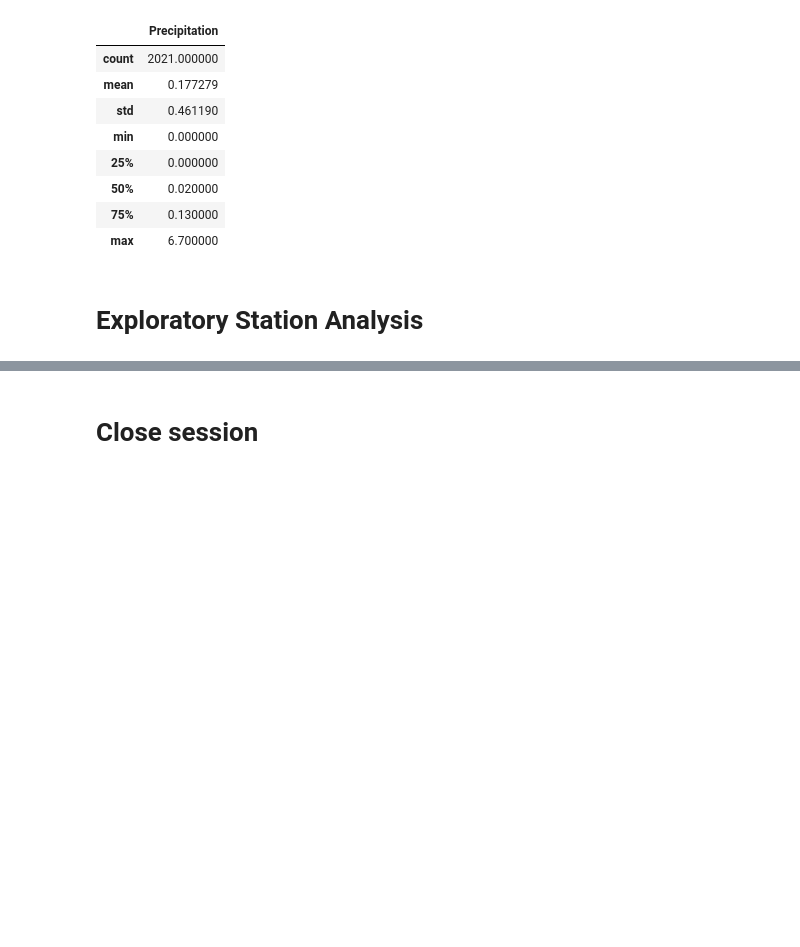
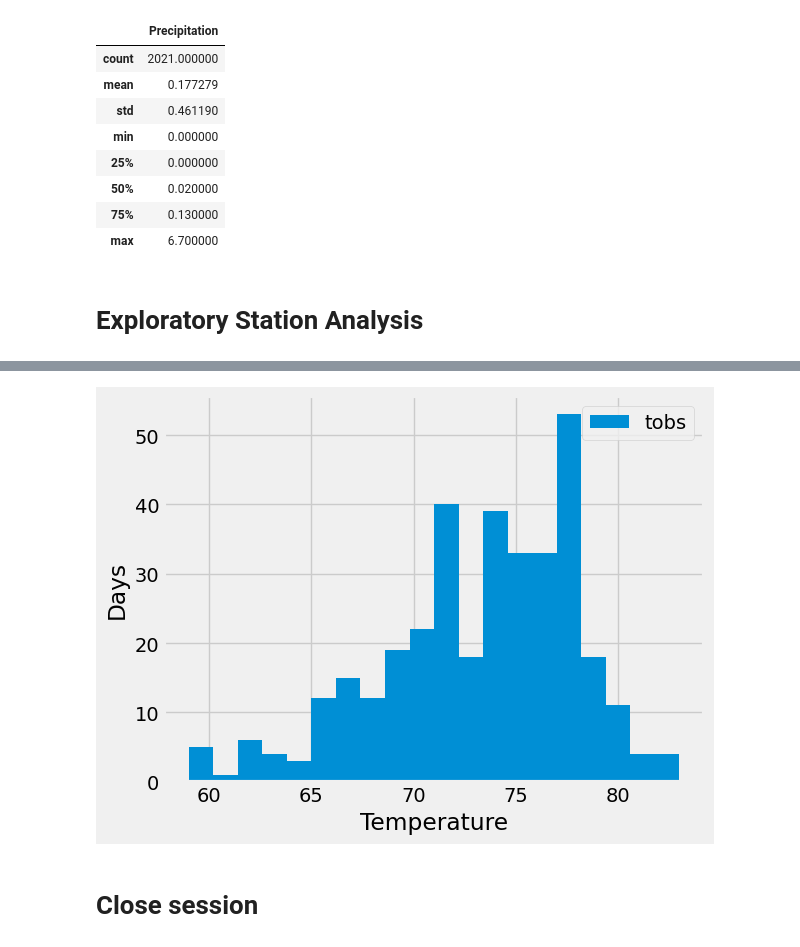
Before and after one commit to mychele-larson/sql-alchemy-challenge, a Jupyter notebook: Climate_Data/Climate_data_homework_part1.ipynb, the cells around one changed output, grey strips where cells are left out. Saved outputs shown, nothing was run; the diff lists cells and outputs as text; code cells hidden in the pictures; blank space fills up the shorter version.

```diff
--- a/Climate_Data/Climate_data_homework_part1.ipynb
+++ b/Climate_Data/Climate_data_homework_part1.ipynb
@@ -235,3 +270,7 @@ AttributeError: type object 'station' has no attribute 'query'
 # %%
 # Using the most active station id
 # Query the last 12 months of temperature observation data for this station and plot the results as a histogram
+select =[Measure.station, Measure.date, Measure.tobs]
+yr_temps = session.query(*select).filter(Measure.station == 'USC00519281').\
+            filter(Measure.date > '2016-08-22').all()
+yr_temps
@@ -238,3 +295,15 @@ AttributeError: type object 'station' has no attribute 'query'
+# %%
+# Plot data in histogram for previous year dates and temperature for most active station
+
+temp_table = pd.DataFrame(yr_temps)
+temp_table.plot.hist(column="tobs", bins=20)
+plt.xlabel("Temperature")
+plt.ylabel("Days")
+plt.tight_layout()
+plt.savefig('Images/temp_chart.png')
+plt.show()
+# %% [output]
+[figure, added]
 # %% [markdown]
 # Close session
 # %%
```
Also changed, not shown: parts of 17 cells of this notebook, 4 other files.
